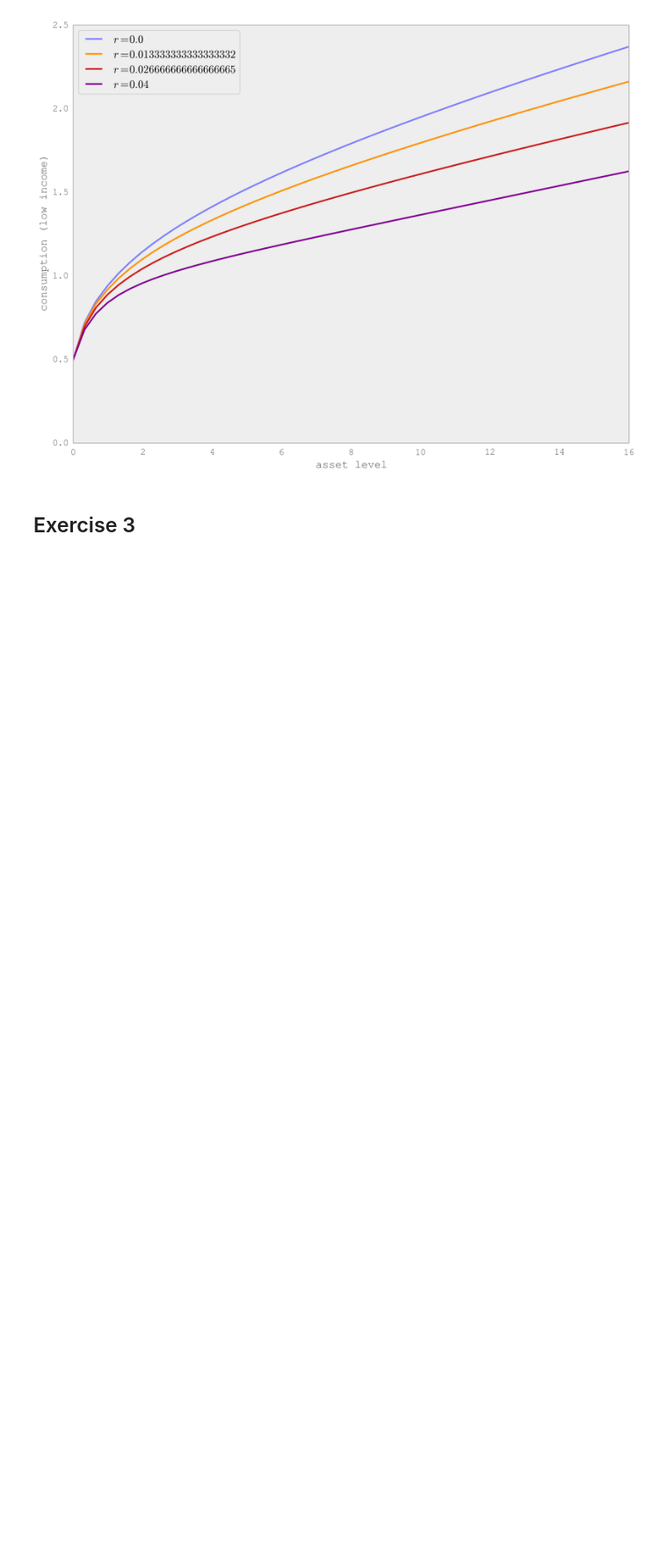
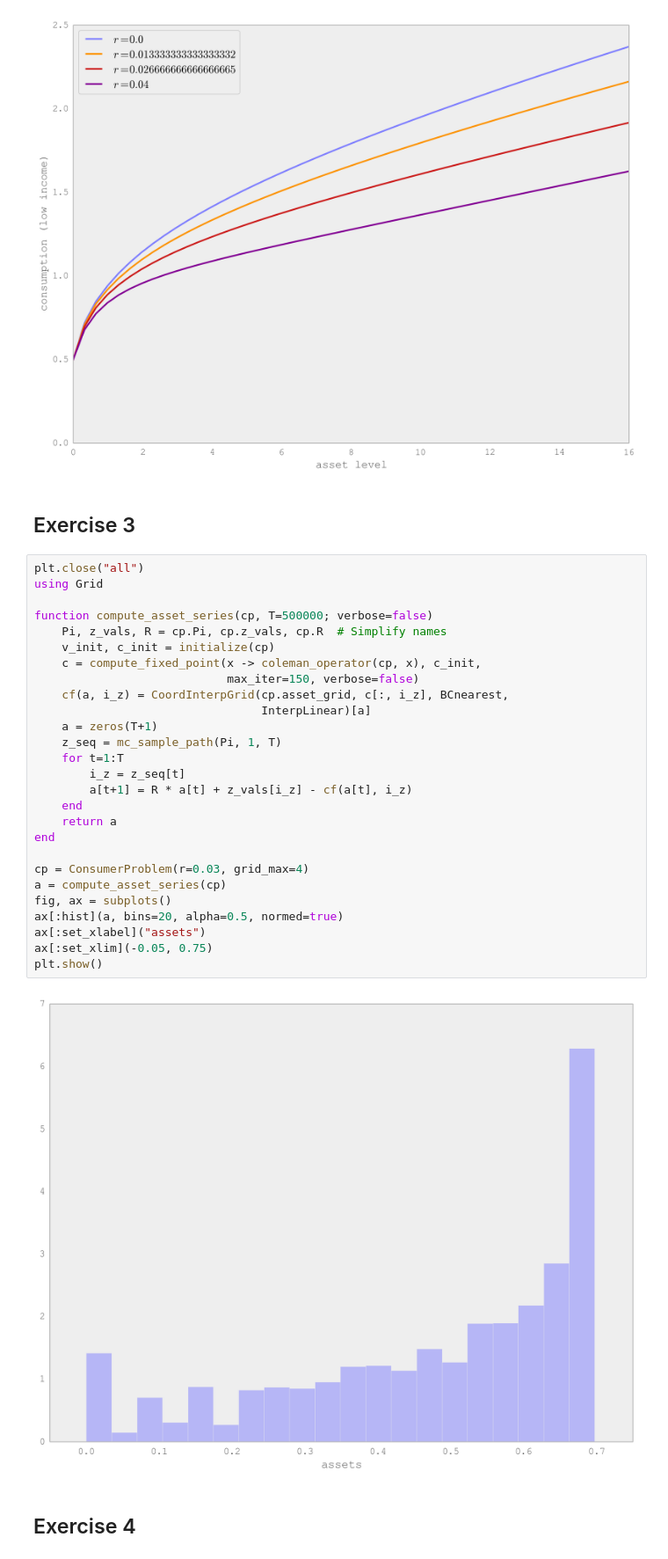
Before and after one commit to QuantEcon/QuantEcon.jl, a Jupyter notebook: solutions/ifp_solutions.ipynb, the cells around one changed output. Shown: that part at 88% size. Cells and saved outputs as stored; diff of their text form; blank space fills up the shorter version.

```diff
--- a/solutions/ifp_solutions.ipynb
+++ b/solutions/ifp_solutions.ipynb
@@ -58,3 +58,34 @@ plt.show()
 [figure]
 # %% [markdown]
 ## Exercise 3
+# %%
+plt.close("all")
+using Grid
+
+function compute_asset_series(cp, T=500000; verbose=false)
+    Pi, z_vals, R = cp.Pi, cp.z_vals, cp.R  # Simplify names
+    v_init, c_init = initialize(cp)
+    c = compute_fixed_point(x -> coleman_operator(cp, x), c_init,
+                            max_iter=150, verbose=false)
+    cf(a, i_z) = CoordInterpGrid(cp.asset_grid, c[:, i_z], BCnearest,
+                                 InterpLinear)[a]
+    a = zeros(T+1)
+    z_seq = mc_sample_path(Pi, 1, T)
+    for t=1:T
+        i_z = z_seq[t]
+        a[t+1] = R * a[t] + z_vals[i_z] - cf(a[t], i_z)
+    end
+    return a
+end
+
+cp = ConsumerProblem(r=0.03, grid_max=4)
+a = compute_asset_series(cp)
+fig, ax = subplots()
+ax[:hist](a, bins=20, alpha=0.5, normed=true)
+ax[:set_xlabel]("assets")
+ax[:set_xlim](-0.05, 0.75)
+plt.show()
+# %% [output]
+[figure, added]
+# %% [markdown]
+## Exercise 4
```
Also changed, not shown: parts of 2 cells of this notebook.
